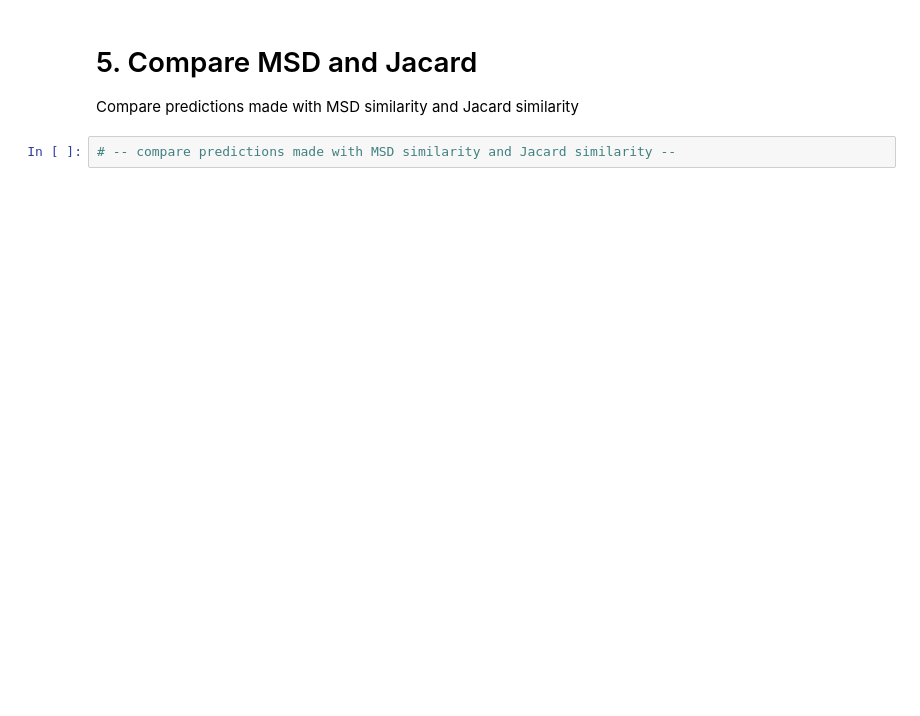
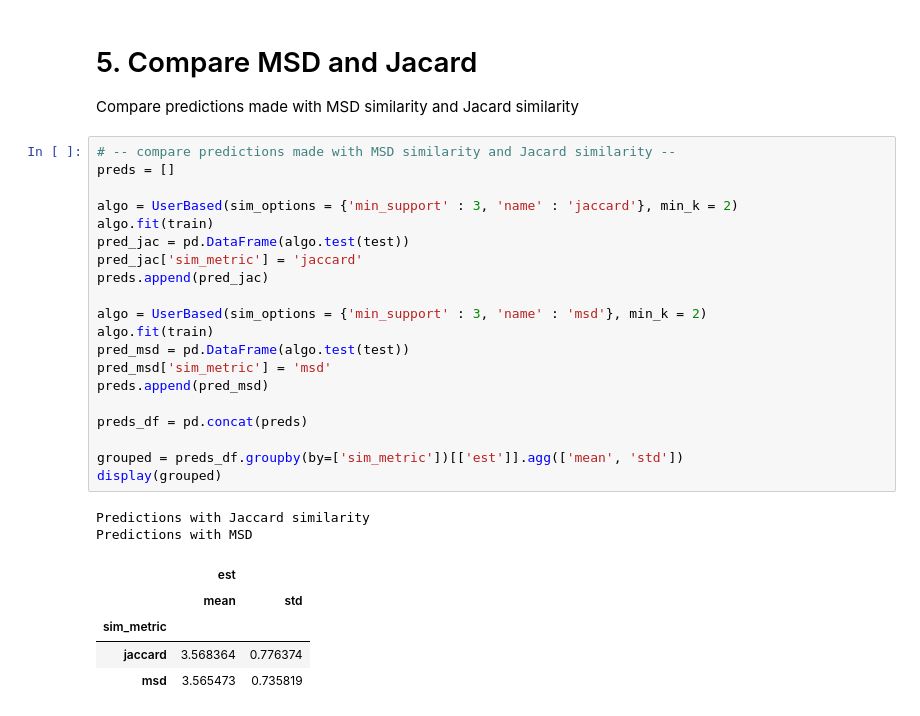
Before and after one commit to imranoski/mlsmm2156-main, a Jupyter notebook: user_based.ipynb, the cells around one changed output. Saved outputs shown, nothing was run; the diff lists cells and outputs as text; blank space fills up the shorter version.

```diff
--- a/user_based.ipynb
+++ b/user_based.ipynb
@@ -75,3 +310,29 @@ Try to replicate KNNWithMeans with your self-made UserBased and check that outco
 Compare predictions made with MSD similarity and Jacard similarity
 # %%
 # -- compare predictions made with MSD similarity and Jacard similarity --
+preds = []
+
+algo = UserBased(sim_options = {'min_support' : 3, 'name' : 'jaccard'}, min_k = 2)
+algo.fit(train)
+pred_jac = pd.DataFrame(algo.test(test))
+pred_jac['sim_metric'] = 'jaccard'
+preds.append(pred_jac)
+
+algo = UserBased(sim_options = {'min_support' : 3, 'name' : 'msd'}, min_k = 2)
+algo.fit(train)
+pred_msd = pd.DataFrame(algo.test(test))
+pred_msd['sim_metric'] = 'msd'
+preds.append(pred_msd)
+
+preds_df = pd.concat(preds)
+
+grouped = preds_df.groupby(by=['sim_metric'])[['est']].agg(['mean', 'std'])
+display(grouped)
+# %% [output]
+Predictions with Jaccard similarity
+Predictions with MSD
+|  | est |  |
+|  | mean | std |
+| sim_metric |  |  |
+| jaccard | 3.568364 | 0.776374 |
+| msd | 3.565473 | 0.735819 |
```
Also changed, not shown: parts of 5 cells of this notebook, 3 other files.
